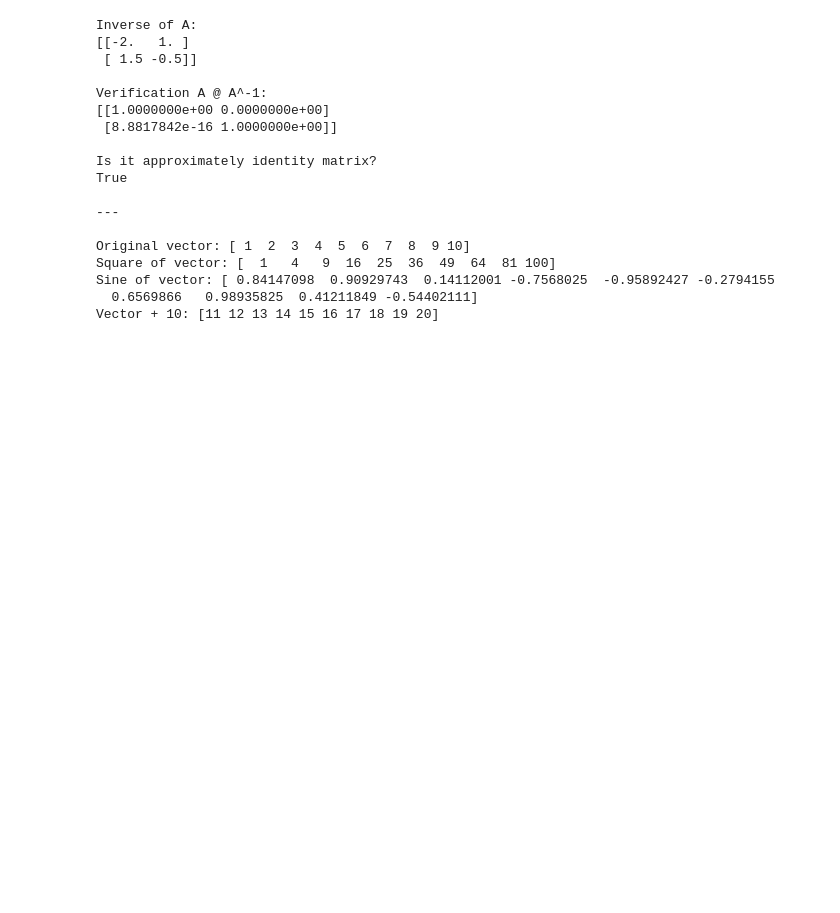
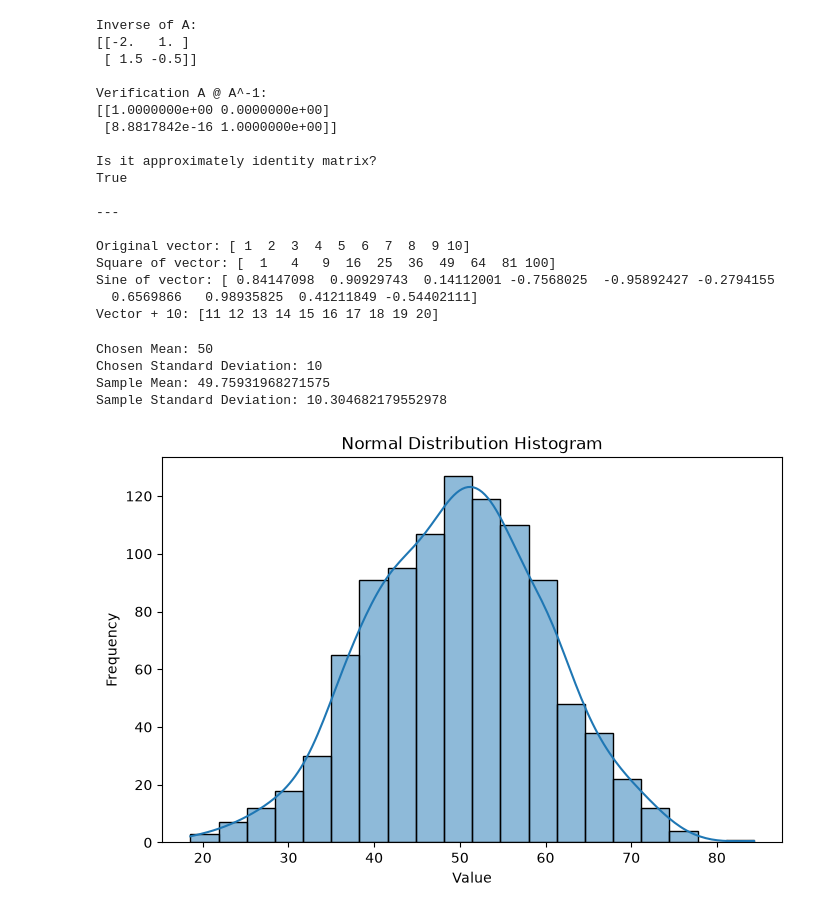
Before and after one commit to dasaniakanksha22-max/202618062_AKANKSHA_DASANI_DS605, a Jupyter notebook: 202618062_LAB02/lab02.ipynb, the cells around one changed output. Saved outputs shown, nothing was run; the diff lists cells and outputs as text; code cells hidden in the pictures; blank space fills up the shorter version.

Commit message:
Completed Task 3

```diff
--- a/202618062_LAB02/lab02.ipynb
+++ b/202618062_LAB02/lab02.ipynb
@@ -303,3 +303,41 @@ Square of vector: [  1   4   9  16  25  36  49  64  81 100]
 Sine of vector: [ 0.84147098  0.90929743  0.14112001 -0.7568025  -0.95892427 -0.2794155
   0.6569866   0.98935825  0.41211849 -0.54402111]
 Vector + 10: [11 12 13 14 15 16 17 18 19 20]
+# %%
+
+# Task 3
+
+import numpy as np
+import matplotlib.pyplot as plt
+import seaborn as sns
+
+mean = 50
+std_dev = 10
+
+data = np.random.normal(loc=mean, scale=std_dev, size=1000)
+
+print("Chosen Mean:", mean)
+print("Chosen Standard Deviation:", std_dev)
+
+# Sample statistics
+sample_mean = np.mean(data)
+sample_std = np.std(data, ddof=1)
+
+print("Sample Mean:", sample_mean)
+print("Sample Standard Deviation:", sample_std)
+
+# Histogram with KDE
+plt.figure(figsize=(8, 5))
+sns.histplot(data, bins=20, kde=True)
+
+plt.title("Normal Distribution Histogram")
+plt.xlabel("Value")
+plt.ylabel("Frequency")
+
+plt.show()
+# %% [output]
+Chosen Mean: 50
+Chosen Standard Deviation: 10
+Sample Mean: 49.75931968271575
+Sample Standard Deviation: 10.304682179552978
+[figure, added]
```
